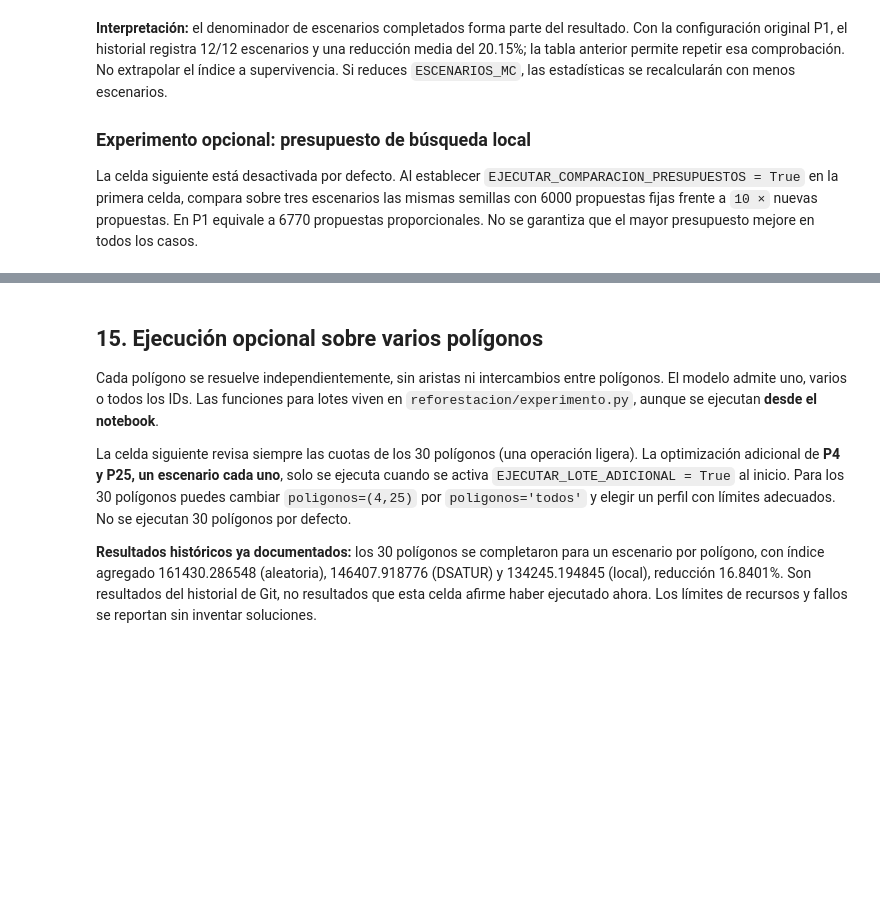
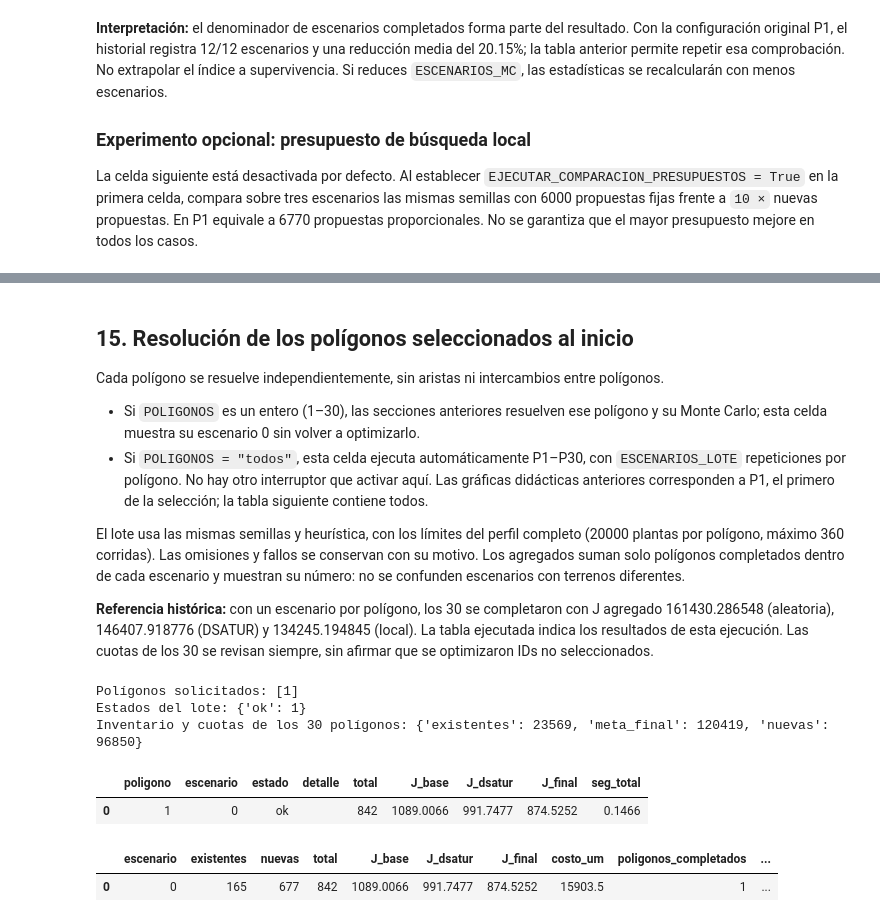
Before and after one commit to Reyivan777/Reto_Optimizacion_Estocastica, a Jupyter notebook: modelo_reforestacion.ipynb, the cells around one changed output, grey strips where cells are left out. Saved outputs shown, nothing was run; the diff lists cells and outputs as text; code cells hidden in the pictures; blank space fills up the shorter version.

```diff
--- a/modelo_reforestacion.ipynb
+++ b/modelo_reforestacion.ipynb
@@ -433,26 +451,37 @@ else:
 # %% [markdown]
-## 15. Ejecución opcional sobre varios polígonos
-Cada polígono se resuelve independientemente, sin aristas ni intercambios entre polígonos. El modelo admite uno, varios o todos los IDs. Las funciones para lotes viven en `reforestacion/experimento.py`, aunque se ejecutan **desde el notebook**.
+## 15. Resolución de los polígonos seleccionados al inicio
+Cada polígono se resuelve independientemente, sin aristas ni intercambios entre polígonos.
 
-La celda siguiente revisa siempre las cuotas de los 30 polígonos (una operación ligera). La optimización adicional de **P4 y P25, un escenario cada uno**, solo se ejecuta cuando se activa `EJECUTAR_LOTE_ADICIONAL = True` al inicio. Para los 30 polígonos puedes cambiar `poligonos=(4,25)` por `poligonos='todos'` y elegir un perfil con límites adecuados. No se ejecutan 30 polígonos por defecto.
+- Si `POLIGONOS` es un entero (1–30), las secciones anteriores resuelven ese polígono y su Monte Carlo; esta celda muestra su escenario 0 sin volver a optimizarlo.
+- Si `POLIGONOS = "todos"`, esta celda ejecuta automáticamente P1–P30, con `ESCENARIOS_LOTE` repeticiones por polígono. No hay otro interruptor que activar aquí. Las gráficas didácticas anteriores corresponden a P1, el primero de la selección; la tabla siguiente contiene todos.
 
-**Resultados históricos ya documentados:** los 30 polígonos se completaron para un escenario por polígono, con índice agregado 161430.286548 (aleatoria), 146407.918776 (DSATUR) y 134245.194845 (local), reducción 16.8401%. Son resultados del historial de Git, no resultados que esta celda afirme haber ejecutado ahora. Los límites de recursos y fallos se reportan sin inventar soluciones.
+El lote usa las mismas semillas y heurística, con los límites del perfil completo (20000 plantas por polígono, máximo 360 corridas). Las omisiones y fallos se conservan con su motivo. Los agregados suman solo polígonos completados dentro de cada escenario y muestran su número: no se confunden escenarios con terrenos diferentes.
+
+**Referencia histórica:** con un escenario por polígono, los 30 se completaron con J agregado 161430.286548 (aleatoria), 146407.918776 (DSATUR) y 134245.194845 (local). La tabla ejecutada indica los resultados de esta ejecución. Las cuotas de los 30 se revisan siempre, sin afirmar que se optimizaron IDs no seleccionados.
 # %%
-lote = None
-if EJECUTAR_LOTE_ADICIONAL:
-    cfg_lote = perfil('rapido', poligonos=(4,25), escenarios=1)
-    # Para una corrida mayor, decidir explícitamente y revisar límites:
-    # cfg_lote = perfil('completo', poligonos='todos', escenarios=1)
+if len(poligonos_ids) > 1:
+    # cfg_lote procede exclusivamente de las opciones de la primera celda.
     lote = ejecutar_lote(datos, cfg_lote, C)
-    guardar_ejecucion(OUT/'lote', datos, cfg_lote, C, lote)
-    display(lote.reindex(columns=['poligono','escenario','estado','detalle','total',
-                                  'J_base','J_dsatur','J_final','seg_total']).round(4))
-    display(agregar(lote).round(4))
+    guardar_ejecucion(OUT/'lote_seleccionado', datos, cfg_lote, C, lote)
 else:
-    print('Optimización de polígonos adicionales omitida (opcional).')
+    # El escenario 0 del polígono elegido ya fue resuelto en Monte Carlo.
+    lote = mc.loc[mc.escenario.eq(0)].copy()
+print('Polígonos solicitados:', poligonos_ids)
+display(lote.reindex(columns=['poligono','escenario','estado','detalle','total',
+                              'J_base','J_dsatur','J_final','seg_total']).round(4))
+display(agregar(lote).round(4))
+print('Estados del lote:', lote.estado.value_counts().to_dict())
 resumen_30 = datos.resumen(cfg)
 print('Inventario y cuotas de los 30 polígonos:',
       resumen_30[['existentes','meta_final','nuevas']].sum().to_dict())
+# %% [output]
+Polígonos solicitados: [1]
+Estados del lote: {'ok': 1}
+Inventario y cuotas de los 30 polígonos: {'existentes': 23569, 'meta_final': 120419, 'nuevas': 96850}
+|  | poligono | escenario | estado | detalle | total | J_base | J_dsatur | J_final | seg_total |
+| 0 | 1 | 0 | ok |  | 842 | 1089.0066 | 991.7477 | 874.5252 | 0.1466 |
+|  | escenario | existentes | nuevas | total | J_base | J_dsatur | J_final | costo_um | poligonos_completados | ... |
+| 0 | 0 | 165 | 677 | 842 | 1089.0066 | 991.7477 | 874.5252 | 15903.5 | 1 | ... |
 # %% [markdown]
 ## 16. Conclusiones y siguientes pasos
 
```
Also changed, not shown: parts of 11 cells of this notebook, 1 other file.
